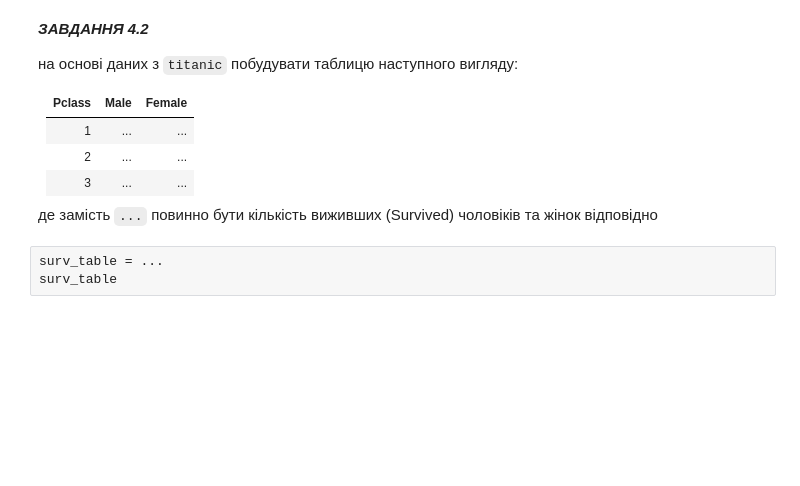
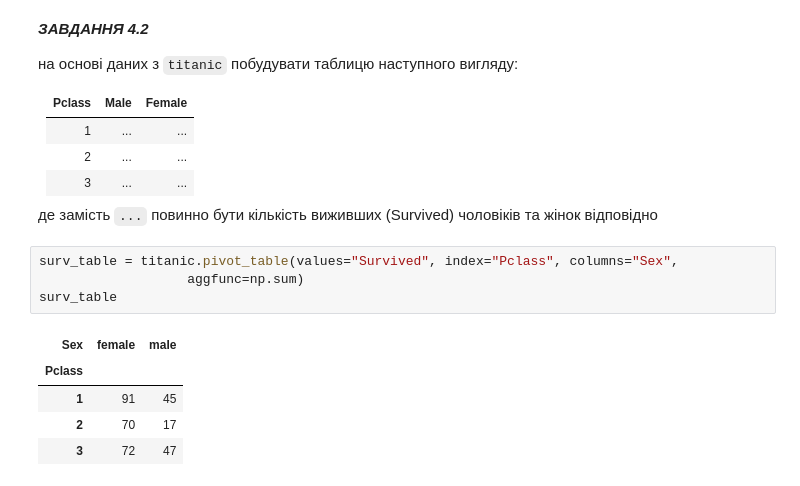
Before and after one commit to ableka/ML-2023, a Jupyter notebook: Lab_4/Pandas_lab.ipynb, the cells around one changed output. Cells and saved outputs as stored; diff of their text form; blank space fills up the shorter version.

```diff
--- a/Lab_4/Pandas_lab.ipynb
+++ b/Lab_4/Pandas_lab.ipynb
@@ -759,5 +765,12 @@ Pclass  |Male  | Female
 
 де замість `...` повинно бути кількість виживших (Survived) чоловіків та жінок відповідно
 # %%
-surv_table = ...
+surv_table = titanic.pivot_table(values="Survived", index="Pclass", columns="Sex",
+                   aggfunc=np.sum)
 surv_table
+# %% [output]
+| Sex | female | male |
+| Pclass |  |  |
+| 1 | 91 | 45 |
+| 2 | 70 | 17 |
+| 3 | 72 | 47 |
```
Also changed, not shown: parts of 5 cells of this notebook.
